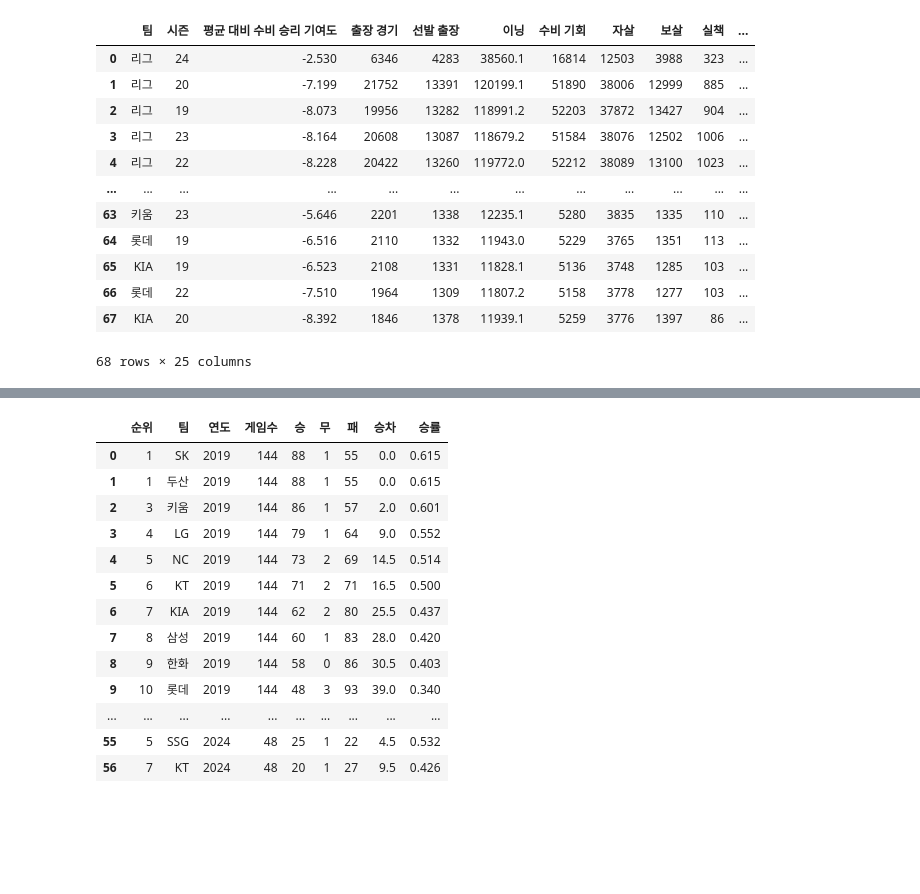
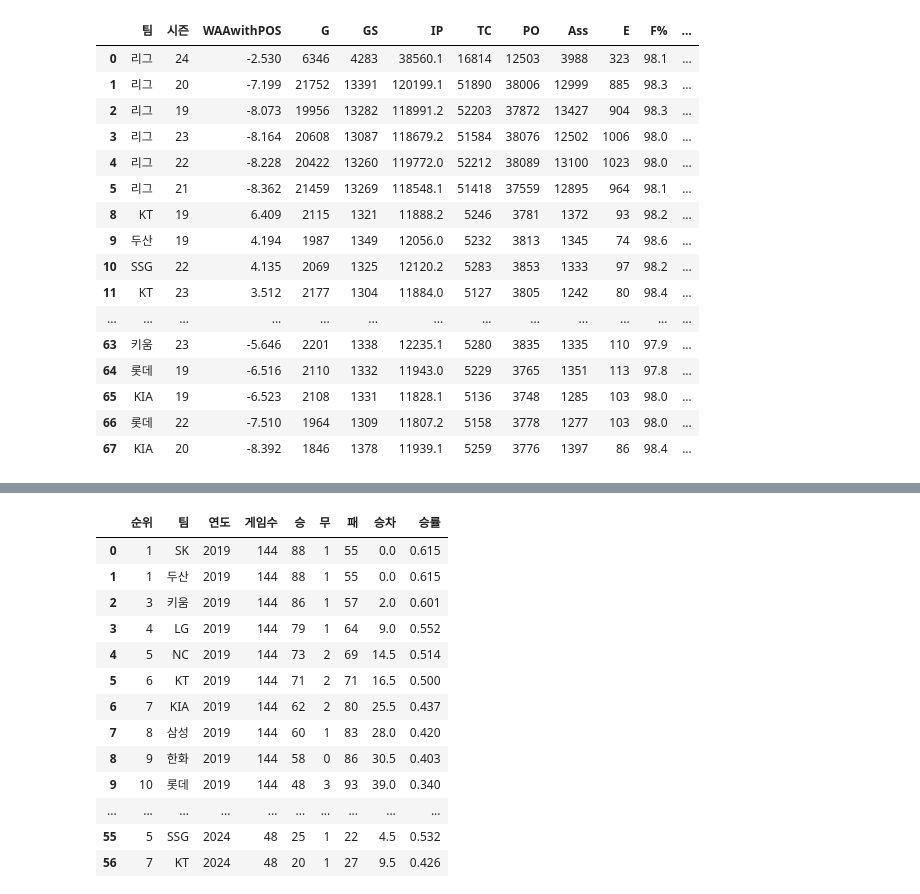
Before and after one commit to SimpleCorini/Baseball-Analytics-Tool, a Jupyter notebook: AI/Data_crawling/team_stats.ipynb, the cells around one changed output, grey strips where cells are left out. Drawn from its saved outputs; the diff is of its cells as text; code cells hidden in the pictures; blank space fills up the shorter version.

```diff
--- a/AI/Data_crawling/team_stats.ipynb
+++ b/AI/Data_crawling/team_stats.ipynb
@@ -134,24 +141,30 @@ for row in rows:
     for index in range(1, len(row)-1):
         temp.append(row[index])
     data.append(temp)
-# %%
-team_defense_df = pd.DataFrame(data, columns=['팀', '시즌', '평균 대비 수비 승리 기여도', '출장 경기', '선발 출장', '이닝', '수비 기회', '자살', '보살', '실책', '수비율', '9이닝당 레인지 팩터', '범위 득점 기여', '외야 득점 기여', '실책 득점 기여', '병살 득점 기여', '번트 득점 기여', '도루 저지 득점 기여', '블로킹 득점 기여', '프레이밍 득점 기여', '평균 대비 수비 득점 기여', '/144', '포지션 조정', '포지션 조정 평균 대비 수비 득점 기여', '평균 대비 수비 득점 기여'])
-
-team_defense_df
-# %% [output]
-|  | 팀 | 시즌 | 평균 대비 수비 승리 기여도 | 출장 경기 | 선발 출장 | 이닝 | 수비 기회 | 자살 | 보살 | 실책 | ... |
-| 0 | 리그 | 24 | -2.530 | 6346 | 4283 | 38560.1 | 16814 | 12503 | 3988 | 323 | ... |
-| 1 | 리그 | 20 | -7.199 | 21752 | 13391 | 120199.1 | 51890 | 38006 | 12999 | 885 | ... |
-| 2 | 리그 | 19 | -8.073 | 19956 | 13282 | 118991.2 | 52203 | 37872 | 13427 | 904 | ... |
-| 3 | 리그 | 23 | -8.164 | 20608 | 13087 | 118679.2 | 51584 | 38076 | 12502 | 1006 | ... |
-| 4 | 리그 | 22 | -8.228 | 20422 | 13260 | 119772.0 | 52212 | 38089 | 13100 | 1023 | ... |
-| ... | ... | ... | ... | ... | ... | ... | ... | ... | ... | ... | ... |
-| 63 | 키움 | 23 | -5.646 | 2201 | 1338 | 12235.1 | 5280 | 3835 | 1335 | 110 | ... |
-| 64 | 롯데 | 19 | -6.516 | 2110 | 1332 | 11943.0 | 5229 | 3765 | 1351 | 113 | ... |
-| 65 | KIA | 19 | -6.523 | 2108 | 1331 | 11828.1 | 5136 | 3748 | 1285 | 103 | ... |
-| 66 | 롯데 | 22 | -7.510 | 1964 | 1309 | 11807.2 | 5158 | 3778 | 1277 | 103 | ... |
-| 67 | KIA | 20 | -8.392 | 1846 | 1378 | 11939.1 | 5259 | 3776 | 1397 | 86 | ... |
-68 rows × 25 columns
+# %%
+team_defense_df = pd.DataFrame(data, columns=['팀', '시즌', 'WAAwithPOS', 'G', 'GS', 'IP', 'TC', 'PO', 'Ass', 'E', 'F%', 'RF9', 'Range RAA', 'Arm RAA', 'Err RAA', 'DP RAA', 'Bt RAA', 'CS RAA', 'Blk RAA', 'Frm RAA', 'Total RAA', '/144', 'POSAdj', 'RAAwithPOS', 'WAAwoPOS'])
+
+team_defense_df = team_defense_df.dropna(axis=0)
+
+team_defense_df
+# %% [output]
+|  | 팀 | 시즌 | WAAwithPOS | G | GS | IP | TC | PO | Ass | E | F% | ... |
+| 0 | 리그 | 24 | -2.530 | 6346 | 4283 | 38560.1 | 16814 | 12503 | 3988 | 323 | 98.1 | ... |
+| 1 | 리그 | 20 | -7.199 | 21752 | 13391 | 120199.1 | 51890 | 38006 | 12999 | 885 | 98.3 | ... |
+| 2 | 리그 | 19 | -8.073 | 19956 | 13282 | 118991.2 | 52203 | 37872 | 13427 | 904 | 98.3 | ... |
+| 3 | 리그 | 23 | -8.164 | 20608 | 13087 | 118679.2 | 51584 | 38076 | 12502 | 1006 | 98.0 | ... |
+| 4 | 리그 | 22 | -8.228 | 20422 | 13260 | 119772.0 | 52212 | 38089 | 13100 | 1023 | 98.0 | ... |
+| 5 | 리그 | 21 | -8.362 | 21459 | 13269 | 118548.1 | 51418 | 37559 | 12895 | 964 | 98.1 | ... |
+| 8 | KT | 19 | 6.409 | 2115 | 1321 | 11888.2 | 5246 | 3781 | 1372 | 93 | 98.2 | ... |
+| 9 | 두산 | 19 | 4.194 | 1987 | 1349 | 12056.0 | 5232 | 3813 | 1345 | 74 | 98.6 | ... |
+| 10 | SSG | 22 | 4.135 | 2069 | 1325 | 12120.2 | 5283 | 3853 | 1333 | 97 | 98.2 | ... |
+| 11 | KT | 23 | 3.512 | 2177 | 1304 | 11884.0 | 5127 | 3805 | 1242 | 80 | 98.4 | ... |
+| ... | ... | ... | ... | ... | ... | ... | ... | ... | ... | ... | ... | ... |
+| 63 | 키움 | 23 | -5.646 | 2201 | 1338 | 12235.1 | 5280 | 3835 | 1335 | 110 | 97.9 | ... |
+| 64 | 롯데 | 19 | -6.516 | 2110 | 1332 | 11943.0 | 5229 | 3765 | 1351 | 113 | 97.8 | ... |
+| 65 | KIA | 19 | -6.523 | 2108 | 1331 | 11828.1 | 5136 | 3748 | 1285 | 103 | 98.0 | ... |
+| 66 | 롯데 | 22 | -7.510 | 1964 | 1309 | 11807.2 | 5158 | 3778 | 1277 | 103 | 98.0 | ... |
+| 67 | KIA | 20 | -8.392 | 1846 | 1378 | 11939.1 | 5259 | 3776 | 1397 | 86 | 98.4 | ... |
 # %%
 url = 'https://statiz.sporki.com/stats/?m=team&m2=all&m3=default&so=WAR&ob=DESC&year=2024&sy=2019&ey=2024&te=&po=&lt=&reg=&pe=&ds=&de=&we=&hr=&ha=&ct=&st=&vp=&bo=&pt=&pp=&ii=&vc=&um=&oo=&rr=&sc=&bc=&ba=&li=&as=&ae=&pl=&gc=&lr=&pr=50&ph=&hs=&us=&na=&ls=&sf1=&sk1=&sv1=&sf2=&sk2=&sv2='
 
```
Also changed, not shown: parts of 8 cells of this notebook.
